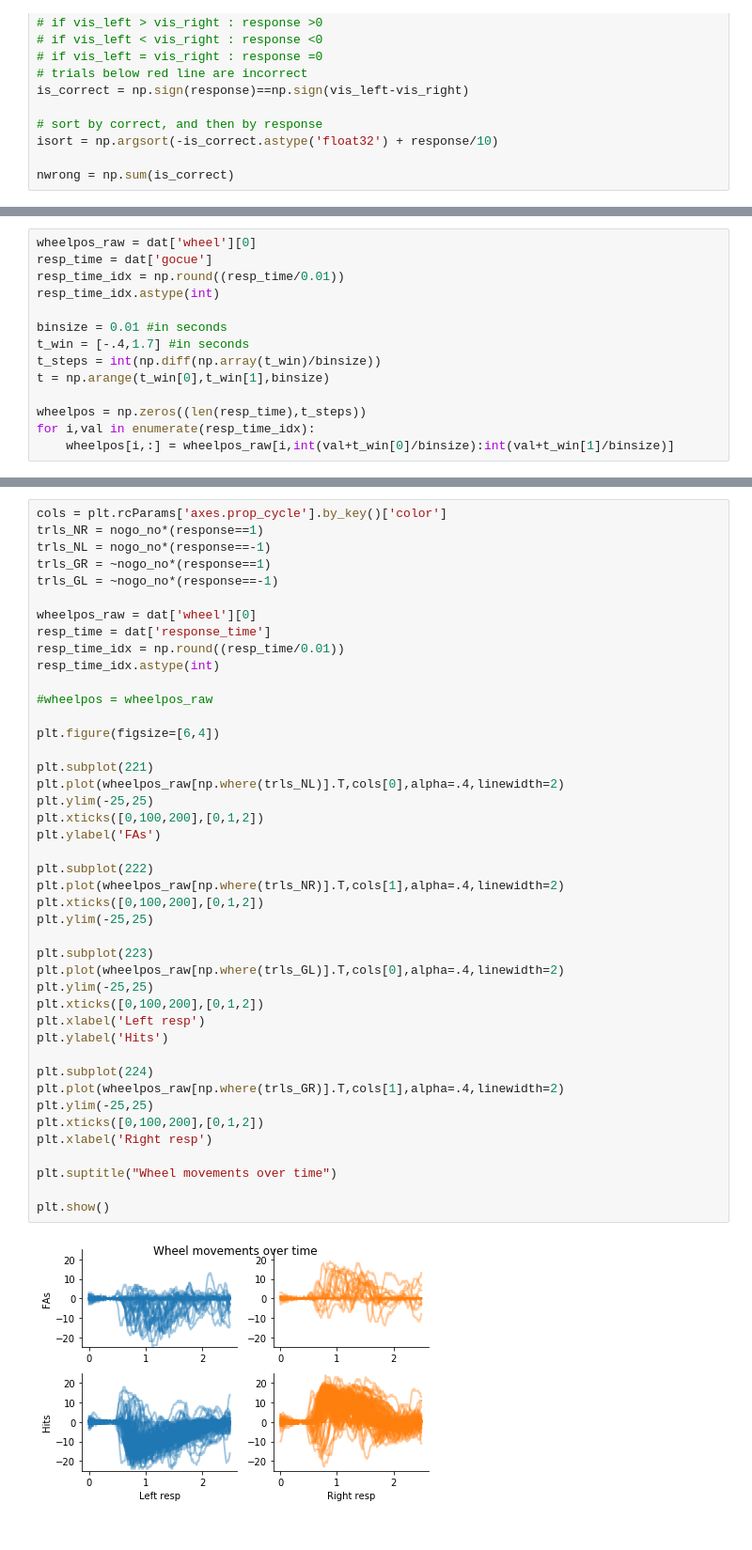
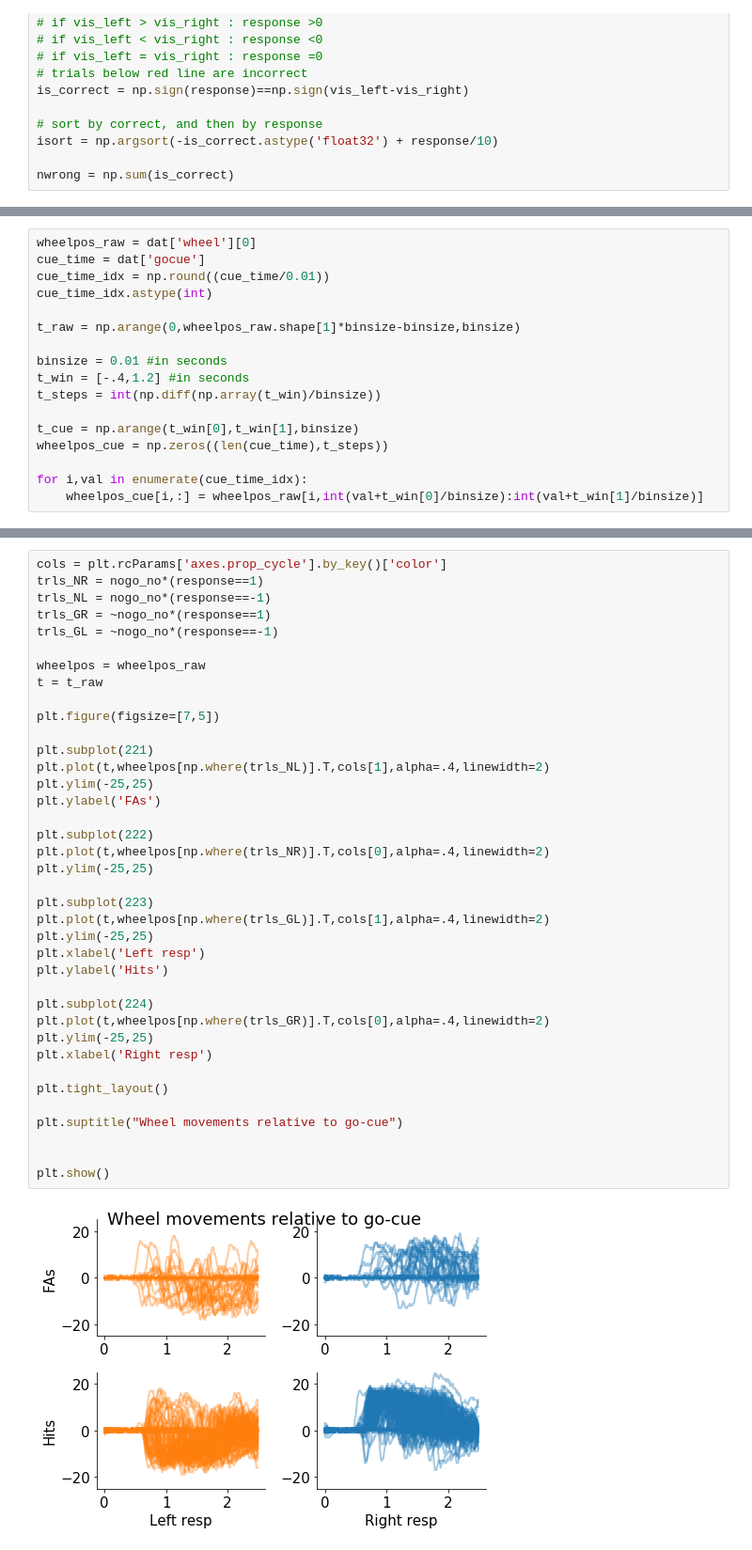
Before and after one commit to KceniaB/NMA_project, a Jupyter notebook: sam/Steinmetz_example_playground.ipynb, the cells around one changed output, grey strips where cells are left out. Shown: that part at 94% size. Drawn from its saved outputs; the diff is of its cells as text.

```diff
--- a/sam/Steinmetz_example_playground.ipynb
+++ b/sam/Steinmetz_example_playground.ipynb
@@ -144,14 +189,17 @@ plt.show()
 # %%
 wheelpos_raw = dat['wheel'][0]
-resp_time = dat['gocue']
-resp_time_idx = np.round((resp_time/0.01))
-resp_time_idx.astype(int)
+cue_time = dat['gocue']
+cue_time_idx = np.round((cue_time/0.01))
+cue_time_idx.astype(int)
+
+t_raw = np.arange(0,wheelpos_raw.shape[1]*binsize-binsize,binsize)
 
 binsize = 0.01 #in seconds
-t_win = [-.4,1.7] #in seconds
+t_win = [-.4,1.2] #in seconds
 t_steps = int(np.diff(np.array(t_win)/binsize))
-t = np.arange(t_win[0],t_win[1],binsize)
 
-wheelpos = np.zeros((len(resp_time),t_steps))
-for i,val in enumerate(resp_time_idx):
-    wheelpos[i,:] = wheelpos_raw[i,int(val+t_win[0]/binsize):int(val+t_win[1]/binsize)]
+t_cue = np.arange(t_win[0],t_win[1],binsize)
+wheelpos_cue = np.zeros((len(cue_time),t_steps))
+
+for i,val in enumerate(cue_time_idx):
+    wheelpos_cue[i,:] = wheelpos_raw[i,int(val+t_win[0]/binsize):int(val+t_win[1]/binsize)]
@@ -158,45 +214,40 @@ for i,val in enumerate(resp_time_idx):
 # %%
 cols = plt.rcParams['axes.prop_cycle'].by_key()['color']
 trls_NR = nogo_no*(response==1)
 trls_NL = nogo_no*(response==-1)
 trls_GR = ~nogo_no*(response==1)
 trls_GL = ~nogo_no*(response==-1)
 
-wheelpos_raw = dat['wheel'][0]
-resp_time = dat['response_time']
-resp_time_idx = np.round((resp_time/0.01))
-resp_time_idx.astype(int)
+wheelpos = wheelpos_raw
+t = t_raw
 
-#wheelpos = wheelpos_raw
-
-plt.figure(figsize=[6,4])
+plt.figure(figsize=[7,5])
 
 plt.subplot(221)
-plt.plot(wheelpos_raw[np.where(trls_NL)].T,cols[0],alpha=.4,linewidth=2)
+plt.plot(t,wheelpos[np.where(trls_NL)].T,cols[1],alpha=.4,linewidth=2)
 plt.ylim(-25,25)
-plt.xticks([0,100,200],[0,1,2])
 plt.ylabel('FAs')
 
 plt.subplot(222)
-plt.plot(wheelpos_raw[np.where(trls_NR)].T,cols[1],alpha=.4,linewidth=2)
-plt.xticks([0,100,200],[0,1,2])
+plt.plot(t,wheelpos[np.where(trls_NR)].T,cols[0],alpha=.4,linewidth=2)
 plt.ylim(-25,25)
 
 plt.subplot(223)
-plt.plot(wheelpos_raw[np.where(trls_GL)].T,cols[0],alpha=.4,linewidth=2)
+plt.plot(t,wheelpos[np.where(trls_GL)].T,cols[1],alpha=.4,linewidth=2)
 plt.ylim(-25,25)
-plt.xticks([0,100,200],[0,1,2])
 plt.xlabel('Left resp')
 plt.ylabel('Hits')
 
 plt.subplot(224)
-plt.plot(wheelpos_raw[np.where(trls_GR)].T,cols[1],alpha=.4,linewidth=2)
+plt.plot(t,wheelpos[np.where(trls_GR)].T,cols[0],alpha=.4,linewidth=2)
 plt.ylim(-25,25)
-plt.xticks([0,100,200],[0,1,2])
 plt.xlabel('Right resp')
 
-plt.suptitle("Wheel movements over time")
+plt.tight_layout()
+
+plt.suptitle("Wheel movements relative to go-cue")
+
 
 plt.show()
 # %% [output]
-[figure, old version]
+[figure, new version]
```
Also changed, not shown: parts of 15 cells of this notebook, 1 other file.
